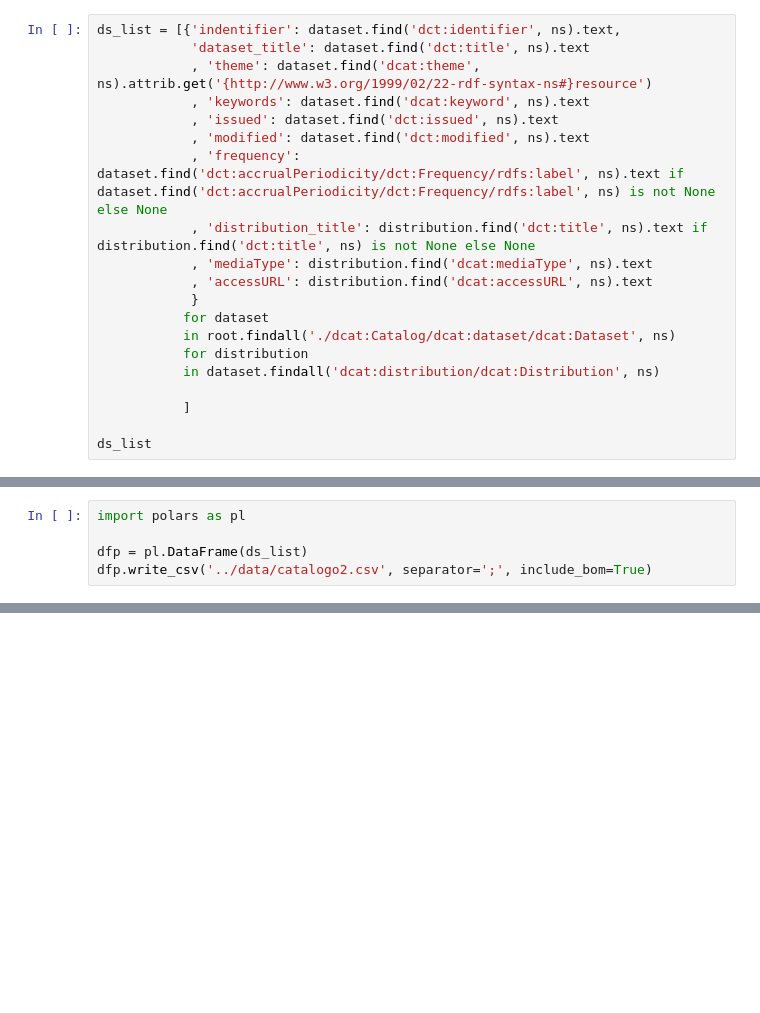
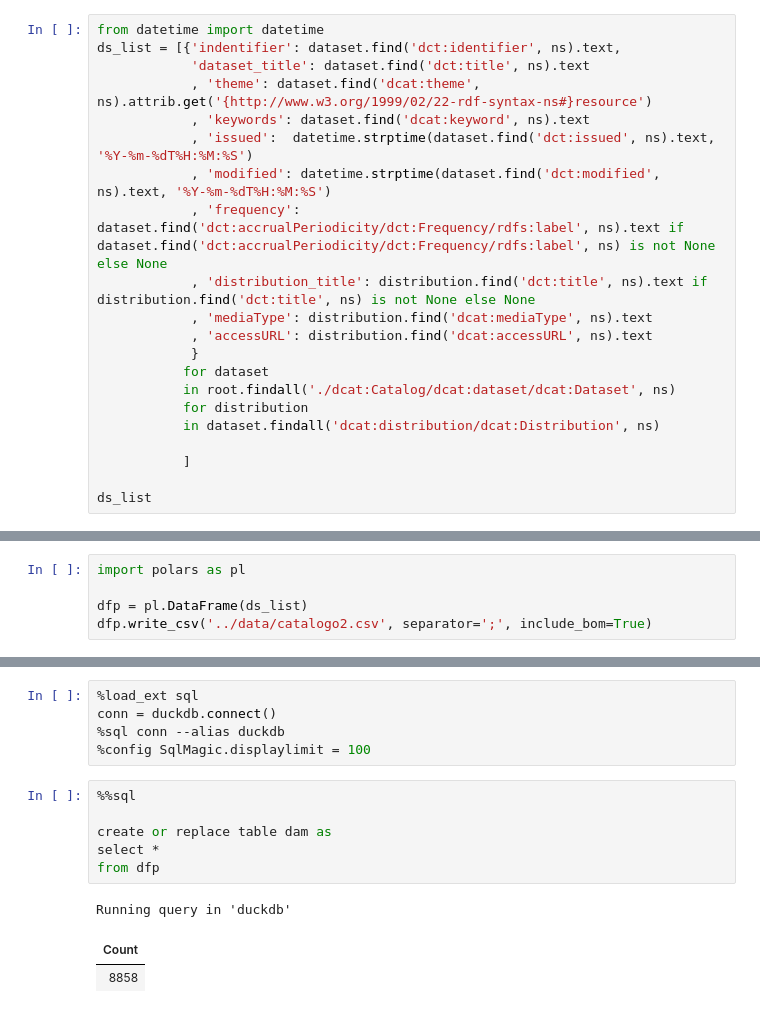
Before and after one commit to jcaubin/codespaces-jupyter_dam_01, a Jupyter notebook: notebooks/dcatXmlparser.ipynb, the cells around one changed output, grey strips where cells are left out. Saved outputs shown, nothing was run; the diff lists cells and outputs as text; blank space fills up the shorter version.

```diff
--- a/notebooks/dcatXmlparser.ipynb
+++ b/notebooks/dcatXmlparser.ipynb
@@ -55,10 +129,11 @@ for dataset in root.findall('./dcat:Catalog/dcat:dataset/dcat:Dataset', ns):
 # %%
+from datetime import datetime
 ds_list = [{'indentifier': dataset.find('dct:identifier', ns).text,
             'dataset_title': dataset.find('dct:title', ns).text
             , 'theme': dataset.find('dcat:theme', ns).attrib.get('{http://www.w3.org/1999/02/22-rdf-syntax-ns#}resource')
             , 'keywords': dataset.find('dcat:keyword', ns).text
-            , 'issued': dataset.find('dct:issued', ns).text
-            , 'modified': dataset.find('dct:modified', ns).text
+            , 'issued':  datetime.strptime(dataset.find('dct:issued', ns).text, '%Y-%m-%dT%H:%M:%S')
+            , 'modified': datetime.strptime(dataset.find('dct:modified', ns).text, '%Y-%m-%dT%H:%M:%S')
             , 'frequency': dataset.find('dct:accrualPeriodicity/dct:Frequency/rdfs:label', ns).text if  dataset.find('dct:accrualPeriodicity/dct:Frequency/rdfs:label', ns) is not None else None
             , 'distribution_title': distribution.find('dct:title', ns).text if distribution.find('dct:title', ns) is not None else None
             , 'mediaType': distribution.find('dcat:mediaType', ns).text
@@ -79,0 +199,15 @@ dfp.write_csv('../data/catalogo2.csv', separator=';', include_bom=True)
+# %%
+%load_ext sql
+conn = duckdb.connect()
+%sql conn --alias duckdb
+%config SqlMagic.displaylimit = 100
+# %%
+%%sql
+
+create or replace table dam as
+select *
+from dfp
+# %% [output]
+Running query in 'duckdb'
+| Count |
+| 8858 |
```
Also changed, not shown: parts of 9 cells of this notebook, 1 other file.
